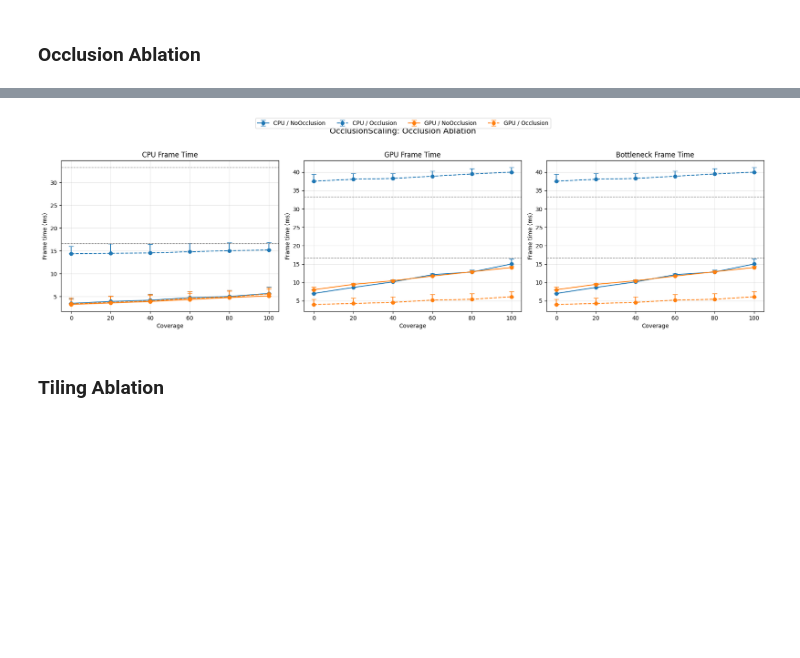
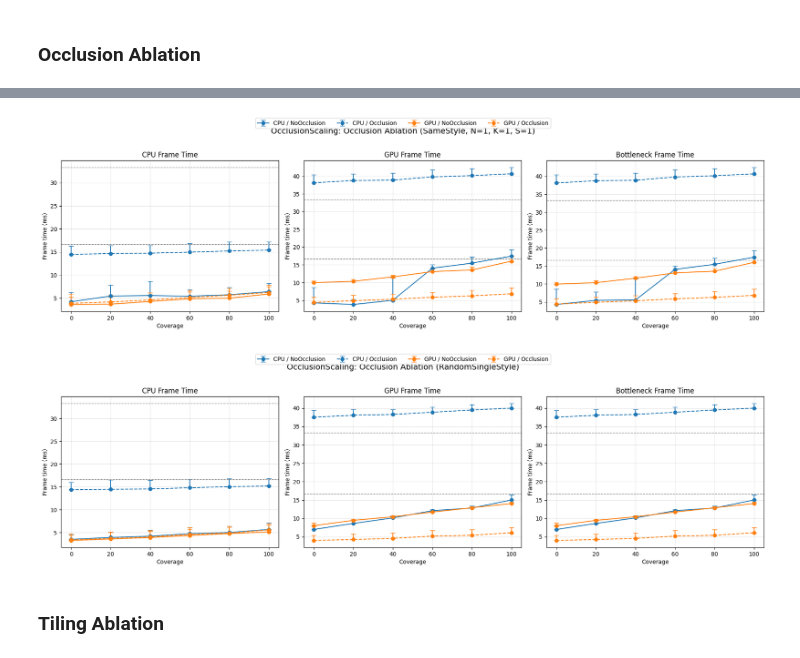
Before and after one commit to BigRorzUni/MultipleStyleRendering, a Jupyter notebook: ProfilingPlots.ipynb, the cells around one changed output, grey strips where cells are left out. Drawn from its saved outputs; the diff is of its cells as text; code cells hidden in the pictures; blank space fills up the shorter version.

```diff
--- a/ProfilingPlots.ipynb
+++ b/ProfilingPlots.ipynb
@@ -524,6 +487,10 @@ def plot_occlusion_ablation_row_combined(
     base_test_name,
     variable,
     shader_variant=None,
+    style_variant=None,
+    N=None,
+    K=None,
+    styles_per_object=None,
     title=None,
 ):
     subset = df[
@@ -535,6 +502,18 @@ def plot_occlusion_ablation_row_combined(
 
     if shader_variant is not None:
         subset = subset[subset["shader_variant"] == shader_variant]
+
+    if style_variant is not None:
+        subset = subset[subset["style_variant"] == style_variant]
+
+    if N is not None:
+        subset = subset[subset["N"] == N]
+
+    if K is not None:
+        subset = subset[subset["K"] == K]
+
+    if styles_per_object is not None:
+        subset = subset[subset["styles_per_object"] == styles_per_object]
 
     if subset.empty:
         print("No occlusion ablation data.")
@@ -620,8 +599,20 @@ def plot_occlusion_ablation_row_combined(
 
     if title is None:
         title = f"{base_test_name}: Occlusion Ablation"
-        if shader_variant:
-            title += f" ({shader_variant})"
+        extras = []
+        if style_variant is not None:
+            extras.append(style_variant)
+        if N is not None:
+            extras.append(f"N={N}")
+        if K is not None:
+            extras.append(f"K={K}")
+        if styles_per_object is not None:
+            extras.append(f"S={styles_per_object}")
+        if shader_variant is not None:
+            extras.append(shader_variant)
+
+        if extras:
+            title += " (" + ", ".join(extras) + ")"
 
     fig.suptitle(title, y=1.02, fontsize=14)
     handles, labels = axes[0].get_legend_handles_labels()
@@ -631,16 +622,22 @@ def plot_occlusion_ablation_row_combined(
 # %%
 plot_occlusion_ablation_row_combined(
     df,
     base_test_name="OcclusionScaling",
-    variable="Coverage"
+    variable="Coverage",
+    style_variant="SameStyle",
+    N=1,
+    K=1,
+    styles_per_object=1
 )
-
 plot_occlusion_ablation_row_combined(
     df,
     base_test_name="OcclusionScaling",
     variable="Coverage",
+    style_variant="RandomSingleStyle"
+)
 # %% [output]
-[figure, old version]
+[figure, new version]
+[figure, added]
 # %% [markdown]
 ### Tiling Ablation
 # %%
```
Also changed, not shown: parts of 5 cells of this notebook, 1 other file.
